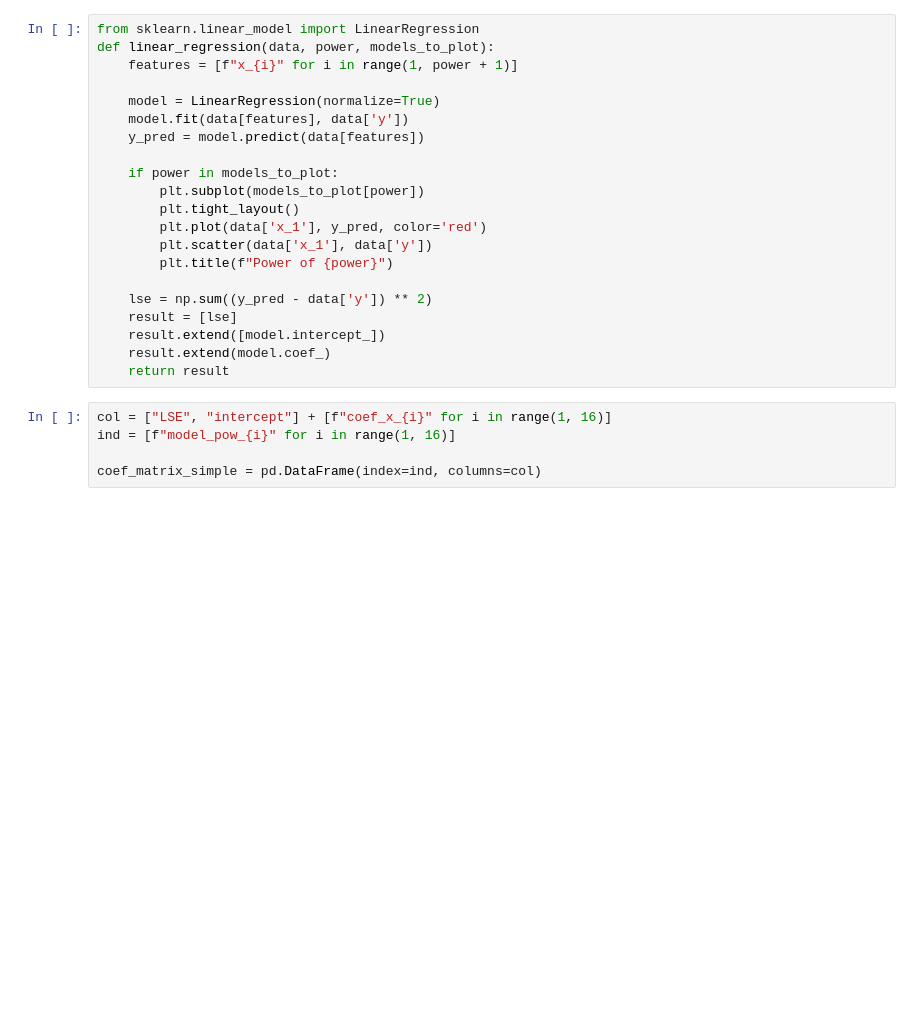
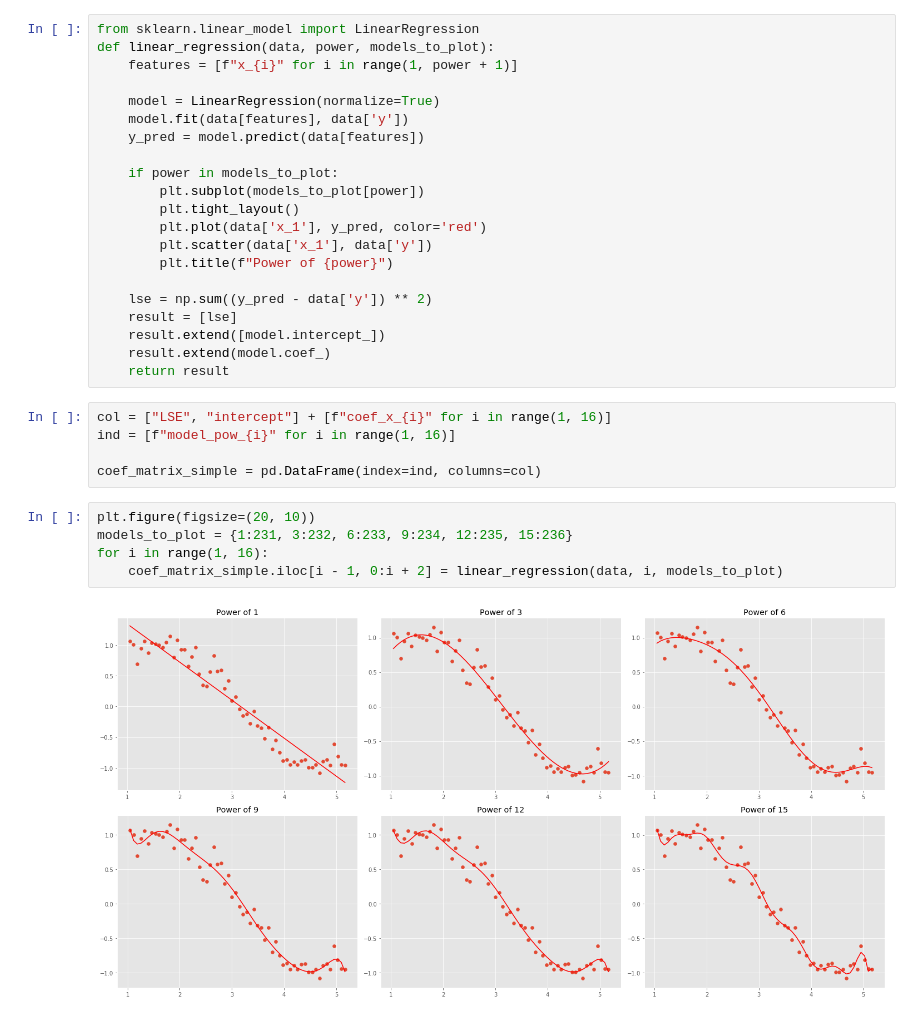
Before and after one commit to brian-pan/data-analysis-learn-python-machine-learning-codes, a Jupyter notebook: codes-for-machine-learning-3.ipynb, the cells around one changed output. Drawn from its saved outputs; the diff is of its cells as text; blank space fills up the shorter version.

```diff
--- a/codes-for-machine-learning-3.ipynb
+++ b/codes-for-machine-learning-3.ipynb
@@ -121,3 +121,10 @@ col = ["LSE", "intercept"] + [f"coef_x_{i}" for i in range(1, 16)]
 ind = [f"model_pow_{i}" for i in range(1, 16)]
 
 coef_matrix_simple = pd.DataFrame(index=ind, columns=col)
+# %%
+plt.figure(figsize=(20, 10))
+models_to_plot = {1:231, 3:232, 6:233, 9:234, 12:235, 15:236}
+for i in range(1, 16):
+    coef_matrix_simple.iloc[i - 1, 0:i + 2] = linear_regression(data, i, models_to_plot)
+# %% [output]
+[figure, added]
```
Also changed, not shown: parts of 1 cell of this notebook.
